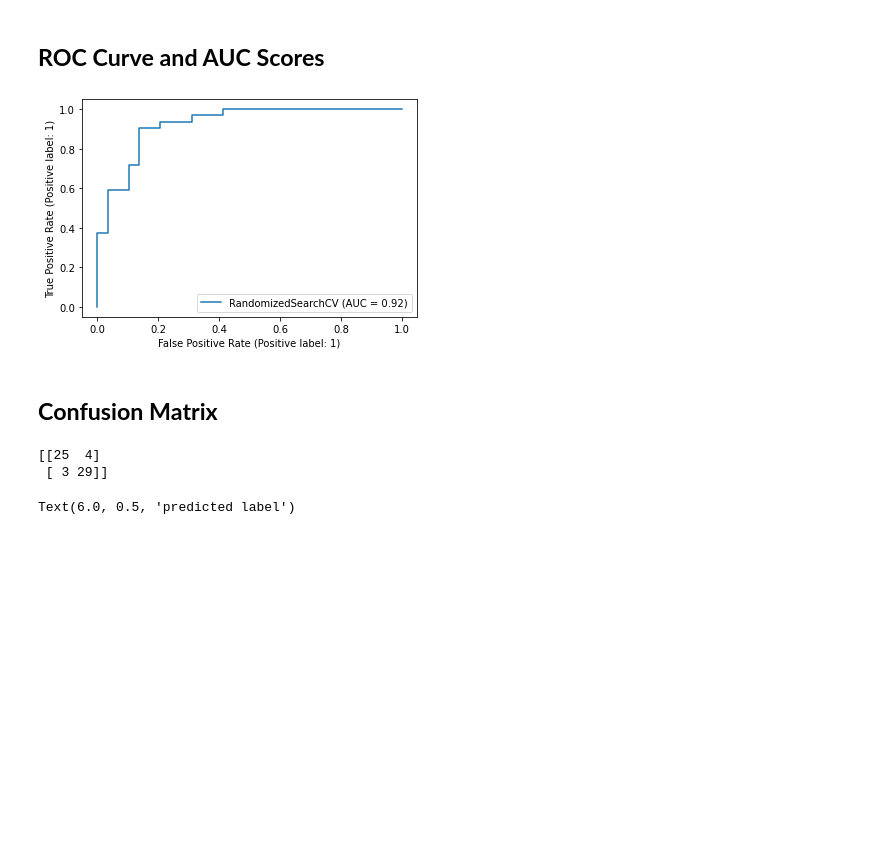
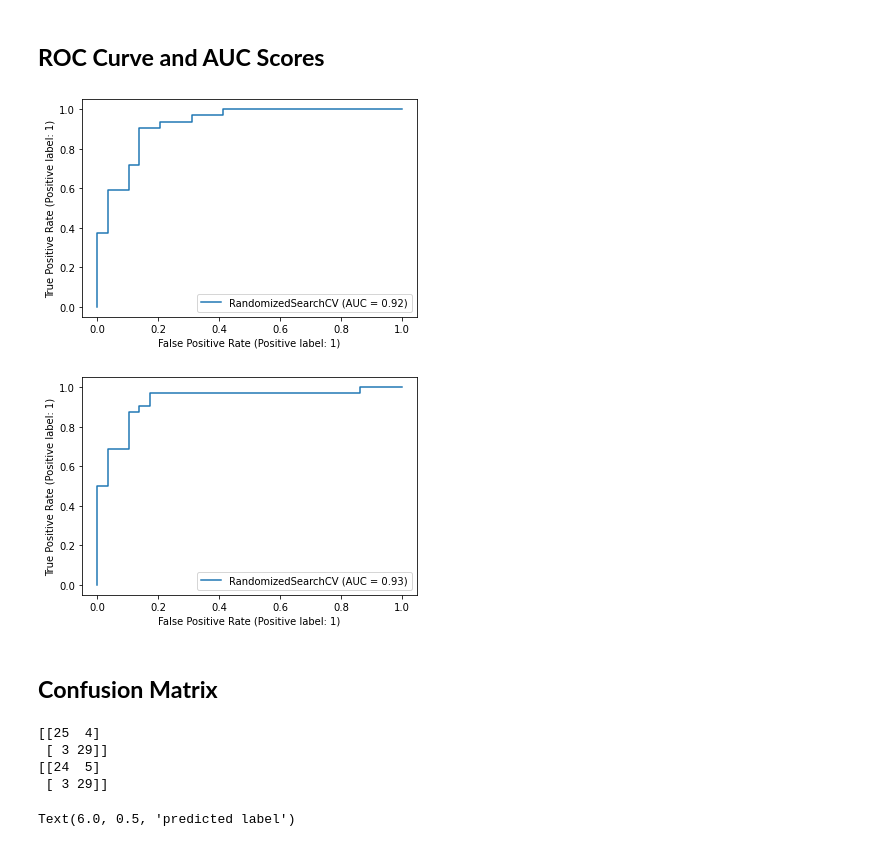
Before and after one commit to VirajShah30/Heart-Disease-Detection-using-Machine-Learning, a Jupyter notebook: Heart_Disease_Detection.ipynb, the cells around one changed output. Drawn from its saved outputs; the diff is of its cells as text; code cells hidden in the pictures; blank space fills up the shorter version.

Commit message:
Added Random Forest

```diff
--- a/Heart_Disease_Detection.ipynb
+++ b/Heart_Disease_Detection.ipynb
@@ -252,0 +255,4 @@ LR.score(X_test, y_test)
+# %%
+RF = RandomForestClassifier()
+RF.fit(X_train,y_train)
+RF.score(X_test, y_test)
@@ -258,3 +263,11 @@ log_reg_grid = {"C": np.logspace(-4, 4, 20),
+# %%
+log_reg_grid = {"C": np.logspace(-4, 4, 20),
+                "solver": ["liblinear"]}
+
+rf_grid = {"n_estimators": np.arange(10, 1000, 50),
+           "max_depth": [None, 3, 5, 10],
+           "min_samples_split": np.arange(2, 20, 2),
+           "min_samples_leaf": np.arange(1, 20, 2)}
 # %%
 rs_log_reg = RandomizedSearchCV(LogisticRegression(),
                                 param_distributions=log_reg_grid,
@@ -267,3 +280,12 @@ rs_log_reg.score(X_test, y_test)
 # %% [output]
 Fitting 5 folds for each of 20 candidates, totalling 100 fits
 0.8852459016393442
+# %%
+rs_rf = RandomizedSearchCV(RandomForestClassifier(),
+                           param_distributions=rf_grid,
+                           cv=5,
+                           n_iter=20,
+                           verbose=True)
+
+rs_rf.fit(X_train, y_train);
+rs_rf.score(X_test, y_test)
@@ -276,13 +302,18 @@ y_preds = rs_log_reg.predict(X_test)
 # %%
 from sklearn.metrics import plot_roc_curve
 plot_roc_curve(rs_log_reg, X_test, y_test);
+plot_roc_curve(rs_rf, X_test, y_test);
 # %% [output]
 [figure]
+[figure, added]
 # %% [markdown]
 ## **Confusion Matrix**
 # %%
-print(confusion_matrix(y_test, y_preds))
+print(confusion_matrix(y_test, y_preds_log))
+print(confusion_matrix(y_test, y_preds_rf))
 # %% [output]
 [[25  4]
  [ 3 29]]
+[[24  5]
+ [ 3 29]]
 # %%
```
Also changed, not shown: parts of 12 cells of this notebook.
